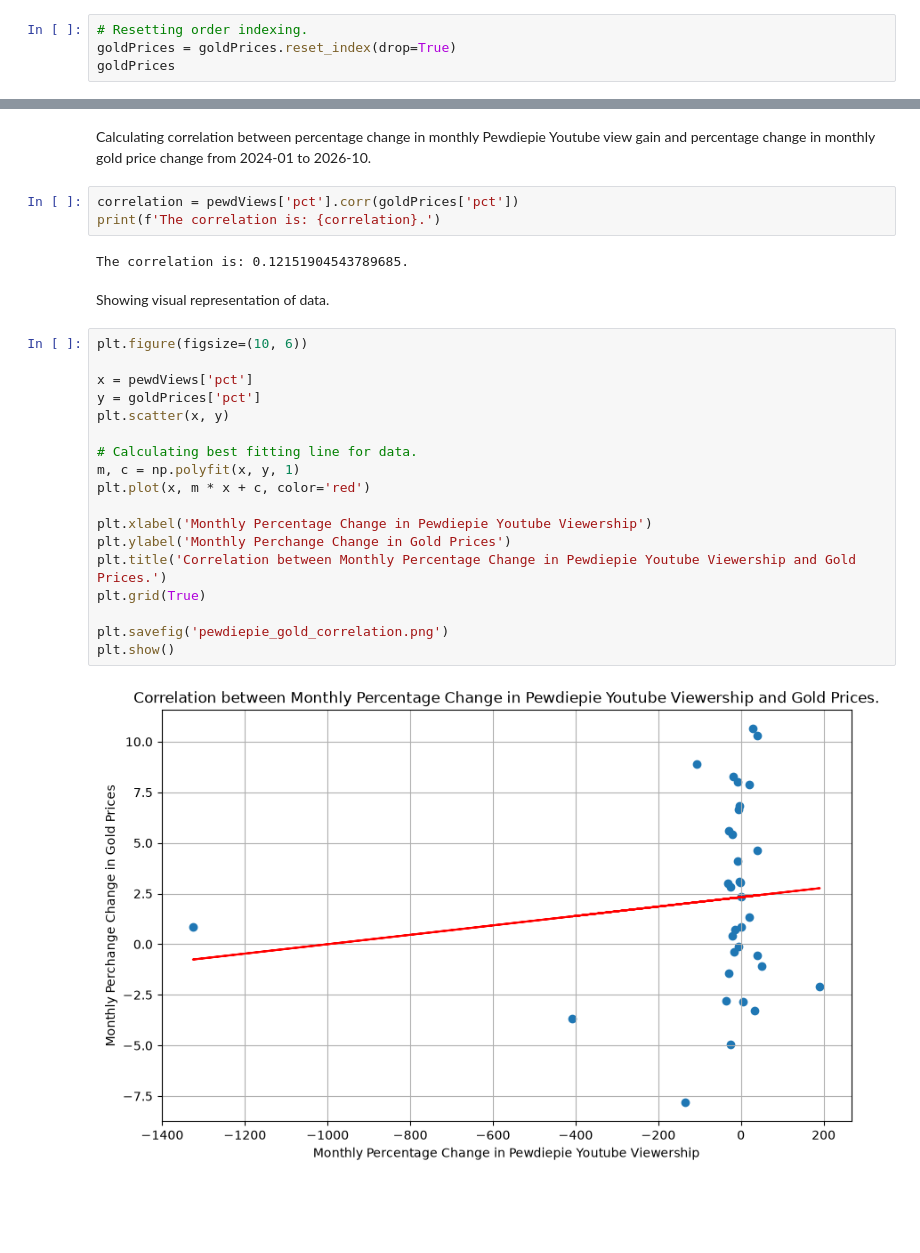
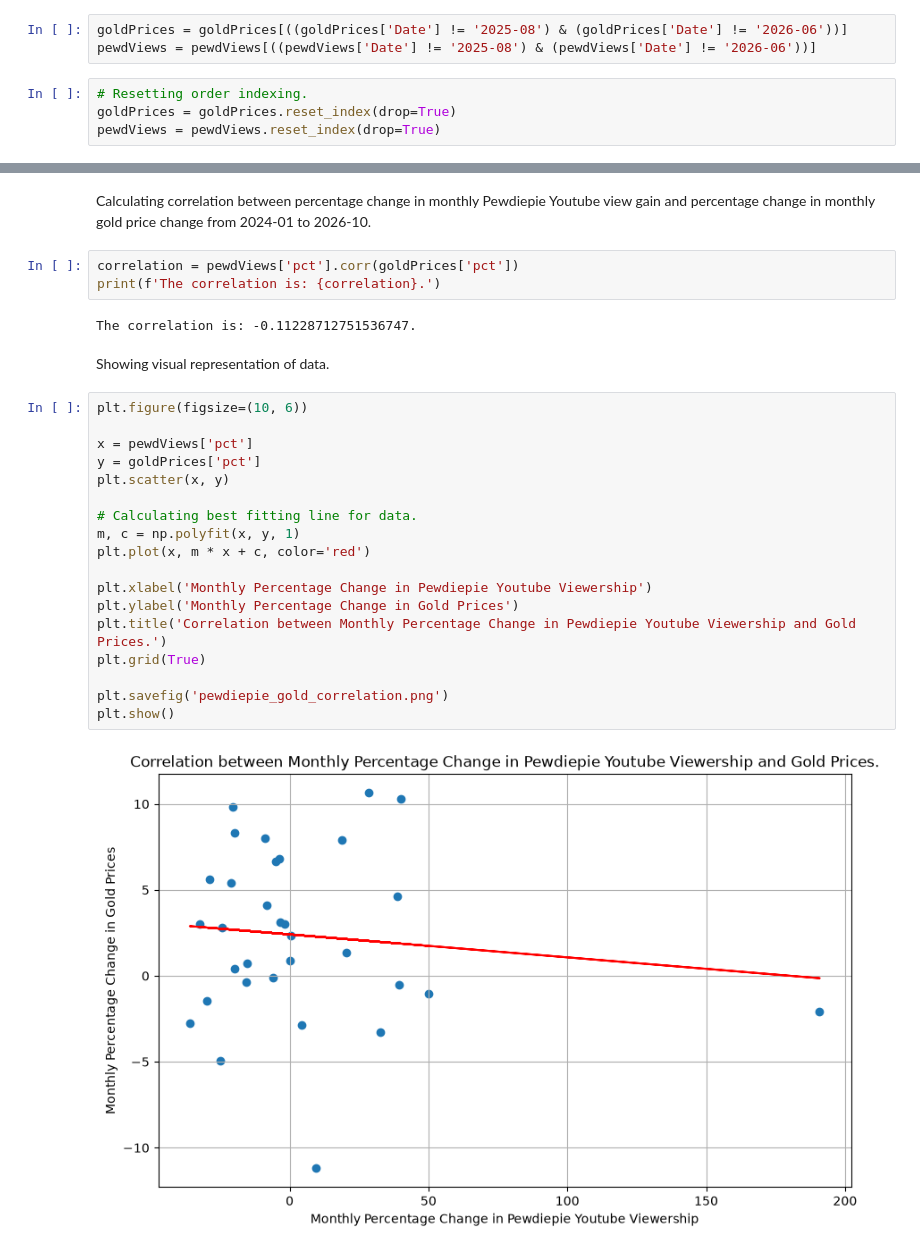
Before and after one commit to Sab-GitHub/Gold-Price-and-Pewdiepie-YT-views-correlation, a Jupyter notebook: gold_pewdiepie_correlation.ipynb, the cells around one changed output, grey strips where cells are left out. Drawn from its saved outputs; the diff is of its cells as text; blank space fills up the shorter version.

Commit message:
Ignored months with negative view gain and fixed bugs.

```diff
--- a/gold_pewdiepie_correlation.ipynb
+++ b/gold_pewdiepie_correlation.ipynb
@@ -82,4 +84,7 @@ goldPrices = goldPrices[(goldPrices['Date'] >= start_date) & (goldPrices['Date']
+# %%
+goldPrices = goldPrices[((goldPrices['Date'] != '2025-08') & (goldPrices['Date'] != '2026-06'))]
+pewdViews = pewdViews[((pewdViews['Date'] != '2025-08') & (pewdViews['Date'] != '2026-06'))]
 # %%
 # Resetting order indexing.
 goldPrices = goldPrices.reset_index(drop=True)
-goldPrices
+pewdViews = pewdViews.reset_index(drop=True)
@@ -121,27 +108,27 @@ Calculating correlation between percentage change in monthly Pewdiepie Youtube v
 correlation = pewdViews['pct'].corr(goldPrices['pct'])
 print(f'The correlation is: {correlation}.')
 # %% [output]
-The correlation is: 0.12151904543789685.
+The correlation is: -0.11228712751536747.
 # %% [markdown]
 Showing visual representation of data.
 # %%
 plt.figure(figsize=(10, 6))
 
 x = pewdViews['pct']
 y = goldPrices['pct']
 plt.scatter(x, y)
 
 # Calculating best fitting line for data.
 m, c = np.polyfit(x, y, 1)
 plt.plot(x, m * x + c, color='red')
 
 plt.xlabel('Monthly Percentage Change in Pewdiepie Youtube Viewership')
-plt.ylabel('Monthly Perchange Change in Gold Prices')
+plt.ylabel('Monthly Percentage Change in Gold Prices')
 plt.title('Correlation between Monthly Percentage Change in Pewdiepie Youtube Viewership and Gold Prices.')
 plt.grid(True)
 
 plt.savefig('pewdiepie_gold_correlation.png')
 plt.show()
 # %% [output]
-[figure, old version]
+[figure, new version]
 # %% [markdown]
```
Also changed, not shown: parts of 3 cells of this notebook, 3 other files.
